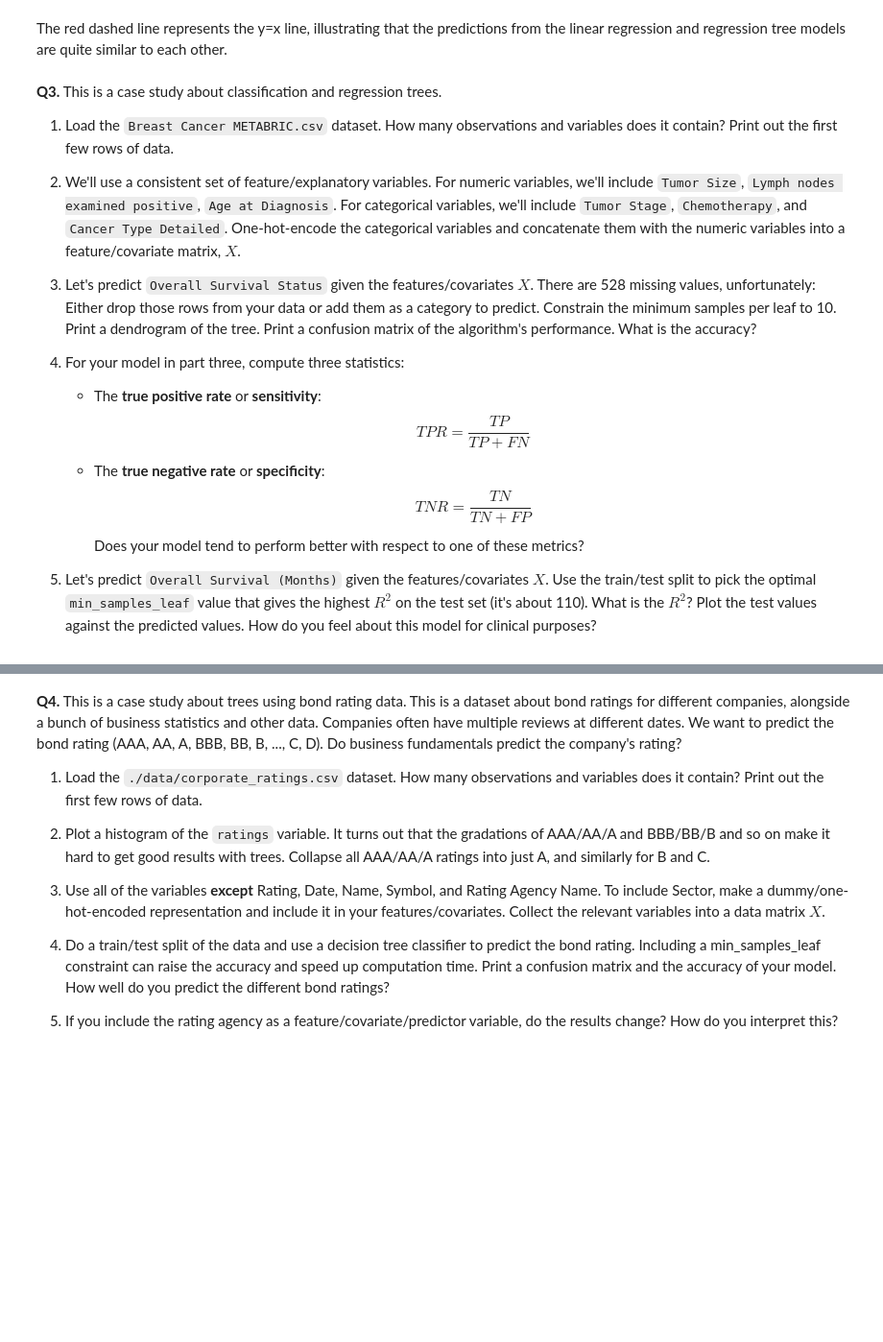
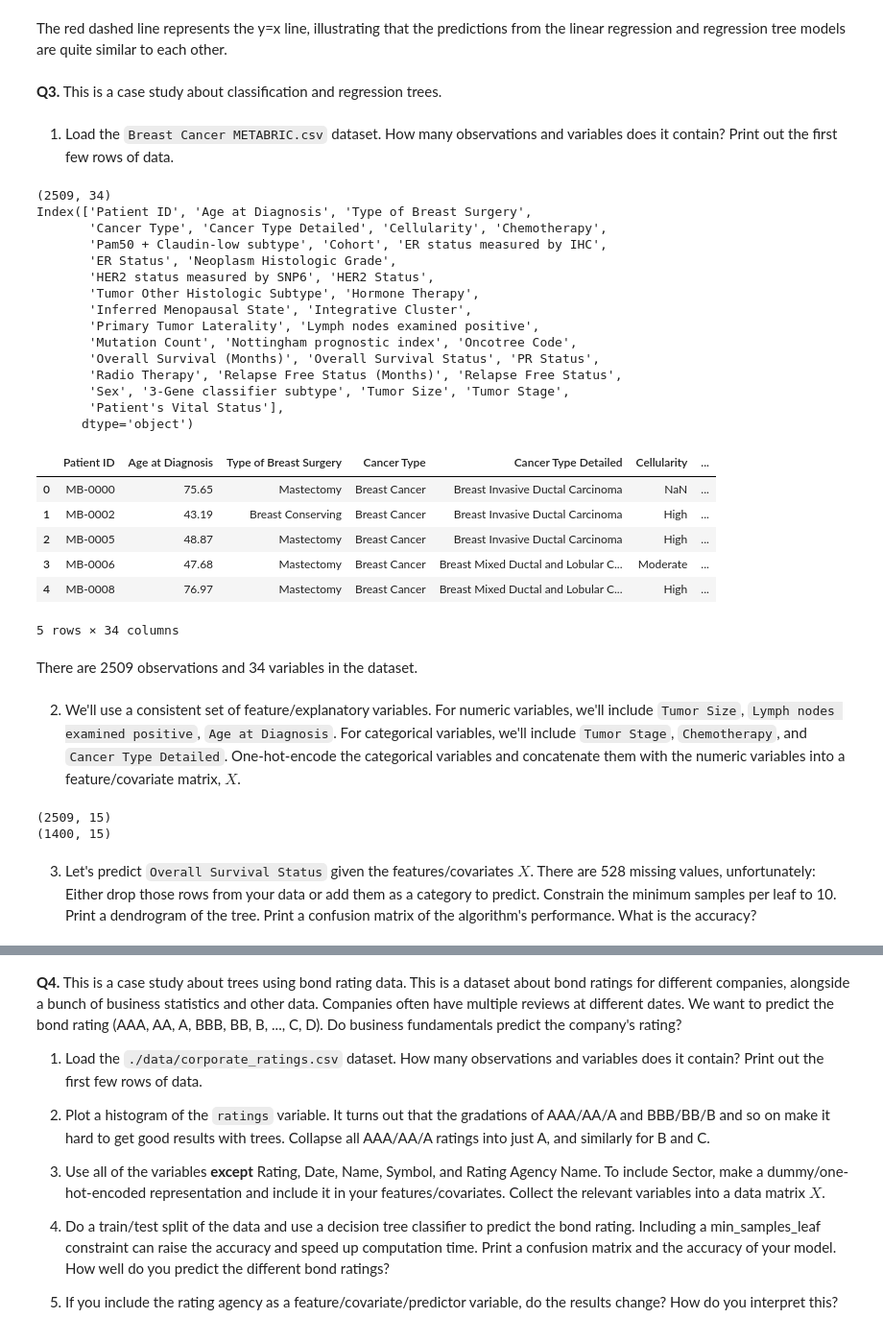
Before and after one commit to hasitanalluri/trees, a Jupyter notebook: assignment/assignment.ipynb, the cells around one changed output, grey strips where cells are left out. Shown at 96% size. Cells and saved outputs as stored; diff of their text form; code cells hidden in the pictures; blank space fills up the shorter version.

```diff
--- a/assignment/assignment.ipynb
+++ b/assignment/assignment.ipynb
@@ -153,23 +153,56 @@ plt.show()
 # %% [markdown]
 The red dashed line represents the y=x line, illustrating that the predictions from the linear regression and regression tree models are quite similar to each other.
-# %% [markdown]
-**Q3.** This is a case study about classification and regression trees.
-
-1. Load the `Breast Cancer METABRIC.csv` dataset. How many observations and variables does it contain? Print out the first few rows of data.
-
-2.  We'll use a consistent set of feature/explanatory variables. For numeric variables, we'll include `Tumor Size`, `Lymph nodes examined positive`, `Age at Diagnosis`. For categorical variables, we'll include `Tumor Stage`, `Chemotherapy`, and `Cancer Type Detailed`. One-hot-encode the categorical variables and concatenate them with the numeric variables into a feature/covariate matrix, $X$.
-
-3. Let's predict `Overall Survival Status` given the features/covariates $X$. There are 528 missing values, unfortunately: Either drop those rows from your data or add them as a category to predict. Constrain the minimum samples per leaf to 10. Print a dendrogram of the tree. Print a confusion matrix of the algorithm's performance. What is the accuracy?
-
-4. For your model in part three, compute three statistics:
-    - The **true positive rate** or **sensitivity**:
-        $$
-        TPR = \dfrac{TP}{TP+FN}
-        $$
-    - The **true negative rate** or **specificity**:
-        $$
-        TNR = \dfrac{TN}{TN+FP}
-        $$
-    Does your model tend to perform better with respect to one of these metrics?
-
-5. Let's predict `Overall Survival (Months)` given the features/covariates $X$. Use the train/test split to pick the optimal `min_samples_leaf` value that gives the highest $R^2$ on the test set (it's about 110). What is the $R^2$? Plot the test values against the predicted values. How do you feel about this model for clinical purposes?
+# %% [markdown]
+**Q3.** This is a case study about classification and regression trees.
+# %% [markdown]
+1. Load the `Breast Cancer METABRIC.csv` dataset. How many observations and variables does it contain? Print out the first few rows of data.
+# %%
+import numpy as np
+import pandas as pd
+import seaborn as sns
+import matplotlib.pyplot as plt
+
+df = pd.read_csv('/content/trees/assignment/data/Breast Cancer METABRIC.csv') # Load data
+print(df.shape)
+print(df.columns)
+df.head()
+# %% [output]
+(2509, 34)
+Index(['Patient ID', 'Age at Diagnosis', 'Type of Breast Surgery',
+       'Cancer Type', 'Cancer Type Detailed', 'Cellularity', 'Chemotherapy',
+       'Pam50 + Claudin-low subtype', 'Cohort', 'ER status measured by IHC',
+       'ER Status', 'Neoplasm Histologic Grade',
+       'HER2 status measured by SNP6', 'HER2 Status',
+       'Tumor Other Histologic Subtype', 'Hormone Therapy',
+       'Inferred Menopausal State', 'Integrative Cluster',
+       'Primary Tumor Laterality', 'Lymph nodes examined positive',
+       'Mutation Count', 'Nottingham prognostic index', 'Oncotree Code',
+       'Overall Survival (Months)', 'Overall Survival Status', 'PR Status',
+       'Radio Therapy', 'Relapse Free Status (Months)', 'Relapse Free Status',
+       'Sex', '3-Gene classifier subtype', 'Tumor Size', 'Tumor Stage',
+       'Patient's Vital Status'],
+      dtype='object')
+|  | Patient ID | Age at Diagnosis | Type of Breast Surgery | Cancer Type | Cancer Type Detailed | Cellularity | ... |
+| 0 | MB-0000 | 75.65 | Mastectomy | Breast Cancer | Breast Invasive Ductal Carcinoma | NaN | ... |
+| 1 | MB-0002 | 43.19 | Breast Conserving | Breast Cancer | Breast Invasive Ductal Carcinoma | High | ... |
+| 2 | MB-0005 | 48.87 | Mastectomy | Breast Cancer | Breast Invasive Ductal Carcinoma | High | ... |
+| 3 | MB-0006 | 47.68 | Mastectomy | Breast Cancer | Breast Mixed Ductal and Lobular C... | Moderate | ... |
+| 4 | MB-0008 | 76.97 | Mastectomy | Breast Cancer | Breast Mixed Ductal and Lobular C... | High | ... |
+5 rows × 34 columns
+# %% [markdown]
+There are 2509 observations and 34 variables in the dataset.
+# %% [markdown]
+2.  We'll use a consistent set of feature/explanatory variables. For numeric variables, we'll include `Tumor Size`, `Lymph nodes examined positive`, `Age at Diagnosis`. For categorical variables, we'll include `Tumor Stage`, `Chemotherapy`, and `Cancer Type Detailed`. One-hot-encode the categorical variables and concatenate them with the numeric variables into a feature/covariate matrix, $X$.
+# %%
+numerical_vars = ['Tumor Size', 'Lymph nodes examined positive', 'Age at Diagnosis']
+categorical_vars = ['Tumor Stage', 'Chemotherapy', 'Cancer Type Detailed']
+
+df_encoded = pd.get_dummies(df[categorical_vars], dtype='int')
+
+df_model = pd.concat([df[numerical_vars], df_encoded, df['Overall Survival Status']], axis=1)
+print(df_model.shape)
+df_model = df_model.dropna()
+print(df_model.shape)
+# %% [output]
+(2509, 15)
+(1400, 15)
@@ -175,0 +211,2 @@ The red dashed line represents the y=x line, illustrating that the predictions f
+# %% [markdown]
+3. Let's predict `Overall Survival Status` given the features/covariates $X$. There are 528 missing values, unfortunately: Either drop those rows from your data or add them as a category to predict. Constrain the minimum samples per leaf to 10. Print a dendrogram of the tree. Print a confusion matrix of the algorithm's performance. What is the accuracy?
```
Also changed, not shown: parts of 16 cells of this notebook.
